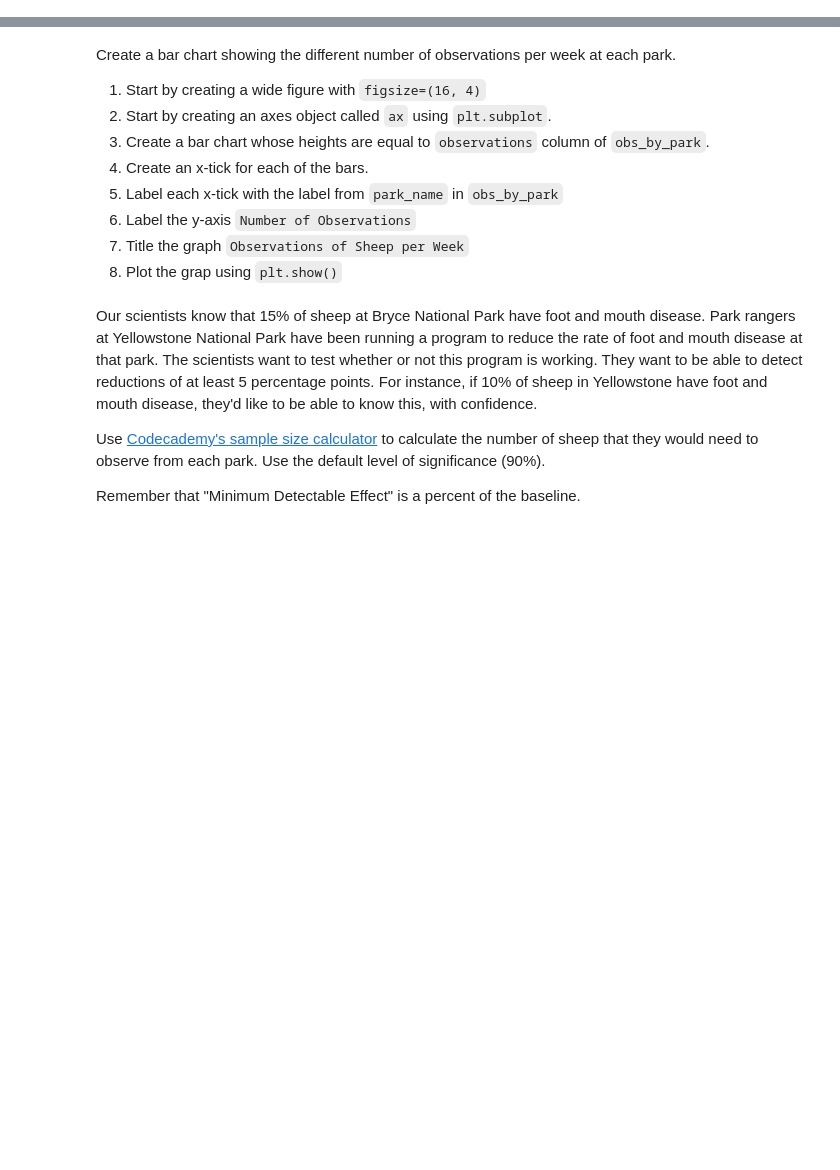
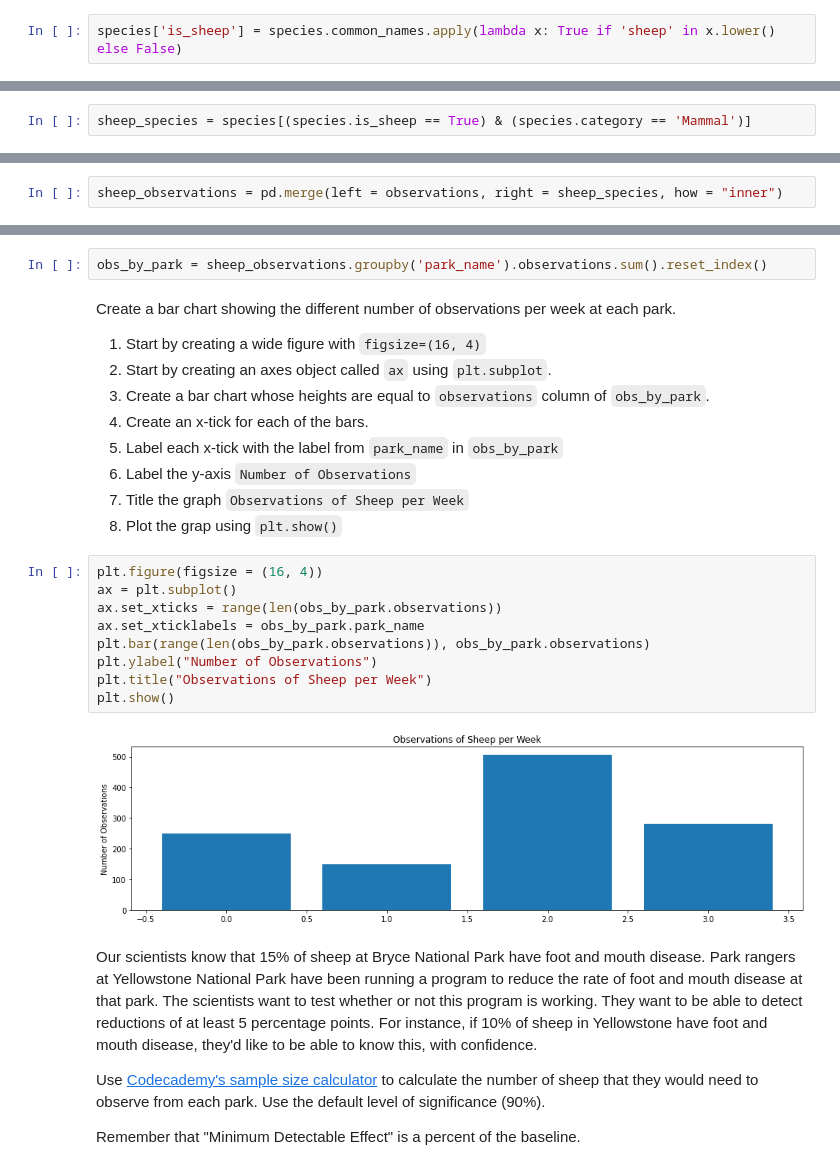
Before and after one commit to llcollett/codecademy-python, a Jupyter notebook: biodiversity/biodiversity.ipynb, the cells around one changed output, grey strips where cells are left out. Drawn from its saved outputs; the diff is of its cells as text; blank space fills up the shorter version.

```diff
--- a/biodiversity/biodiversity.ipynb
+++ b/biodiversity/biodiversity.ipynb
@@ -271,5 +271,7 @@ str2 = 'This string contains Cows'
 False
 # %% [markdown]
 Use `apply` and a `lambda` function to create a new column in `species` called `is_sheep` which is `True` if the `common_names` contains `'Sheep'`, and `False` otherwise.
+# %%
+species['is_sheep'] = species.common_names.apply(lambda x: True if 'sheep' in x.lower() else False)
 # %% [markdown]
 Select the rows of `species` where `is_sheep` is `True` and examine the results.
@@ -276,2 +298,4 @@ Select the rows of `species` where `is_sheep` is `True` and examine the results.
 # %% [markdown]
 Many of the results are actually plants.  Select the rows of `species` where `is_sheep` is `True` and `category` is `Mammal`.  Save the results to the variable `sheep_species`.
+# %%
+sheep_species = species[(species.is_sheep == True) & (species.category == 'Mammal')]
@@ -278,9 +317,13 @@ Many of the results are actually plants.  Select the rows of `species` where `is
 # %% [markdown]
 Now merge `sheep_species` with `observations` to get a DataFrame with observations of sheep.  Save this DataFrame as `sheep_observations`.
+# %%
+sheep_observations = pd.merge(left = observations, right = sheep_species, how = "inner")
 # %% [markdown]
 How many total sheep observations (across all three species) were made at each national park?  Use `groupby` to get the `sum` of `observations` for each `park_name`.  Save your answer to `obs_by_park`.
 
 This is the total number of sheep observed in each park over the past 7 days.
+# %%
+obs_by_park = sheep_observations.groupby('park_name').observations.sum().reset_index()
 # %% [markdown]
 Create a bar chart showing the different number of observations per week at each park.
 
@@ -292,6 +335,17 @@ Create a bar chart showing the different number of observations per week at each
 5. Label the y-axis `Number of Observations`
 6. Title the graph `Observations of Sheep per Week`
 7. Plot the grap using `plt.show()`
+# %%
+plt.figure(figsize = (16, 4))
+ax = plt.subplot()
+ax.set_xticks = range(len(obs_by_park.observations))
+ax.set_xticklabels = obs_by_park.park_name
+plt.bar(range(len(obs_by_park.observations)), obs_by_park.observations)
+plt.ylabel("Number of Observations")
+plt.title("Observations of Sheep per Week")
+plt.show()
+# %% [output]
+[figure, added]
 # %% [markdown]
 Our scientists know that 15% of sheep at Bryce National Park have foot and mouth disease.  Park rangers at Yellowstone National Park have been running a program to reduce the rate of foot and mouth disease at that park.  The scientists want to test whether or not this program is working.  They want to be able to detect reductions of at least 5 percentage points.  For instance, if 10% of sheep in Yellowstone have foot and mouth disease, they'd like to be able to know this, with confidence.
 
```
Also changed, not shown: parts of 4 cells of this notebook.
